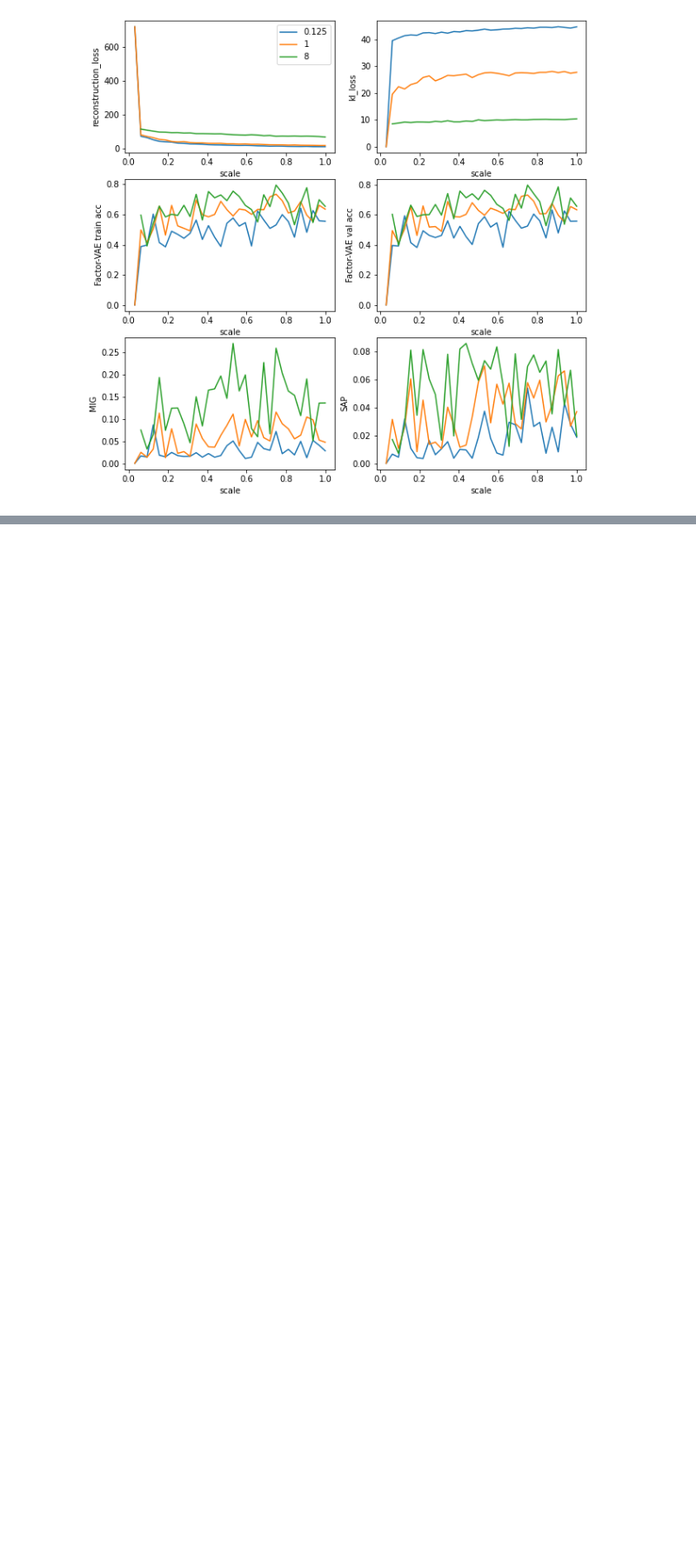
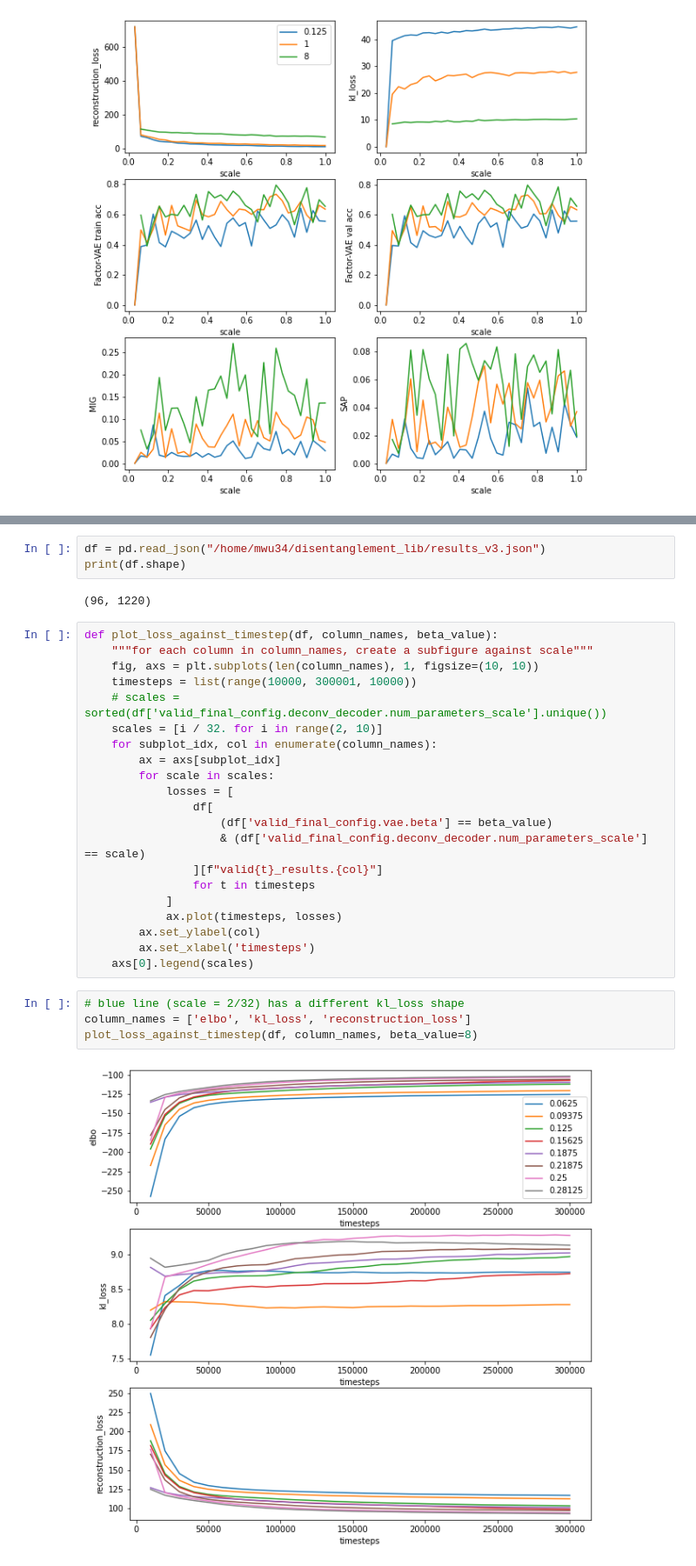
Before and after one commit to jasonmhwu/disentanglement_lib, a Jupyter notebook: notebooks/parse_results.ipynb, the cells around one changed output, grey strips where cells are left out. Shown at 87% size. Saved outputs shown, nothing was run; the diff lists cells and outputs as text; blank space fills up the shorter version.

Commit message:
now has results up to exp v8. can observe double descent curve under small training set and low number of latent units

```diff
--- a/notebooks/parse_results.ipynb
+++ b/notebooks/parse_results.ipynb
@@ -115,0 +63,32 @@ plot_metric_against_scale(df, column_names, map_column_names_to_ylabels, beta_va
+# %%
+df = pd.read_json("/home/mwu34/disentanglement_lib/results_v3.json")
+print(df.shape)
+# %% [output]
+(96, 1220)
+# %%
+def plot_loss_against_timestep(df, column_names, beta_value):
+    """for each column in column_names, create a subfigure against scale"""
+    fig, axs = plt.subplots(len(column_names), 1, figsize=(10, 10))
+    timesteps = list(range(10000, 300001, 10000))
+    # scales = sorted(df['valid_final_config.deconv_decoder.num_parameters_scale'].unique())
+    scales = [i / 32. for i in range(2, 10)]
+    for subplot_idx, col in enumerate(column_names):
+        ax = axs[subplot_idx]
+        for scale in scales:
+            losses = [
+                df[
+                    (df['valid_final_config.vae.beta'] == beta_value)
+                    & (df['valid_final_config.deconv_decoder.num_parameters_scale'] == scale)
+                ][f"valid{t}_results.{col}"]
+                for t in timesteps
+            ]
+            ax.plot(timesteps, losses)
+        ax.set_ylabel(col)
+        ax.set_xlabel('timesteps')
+    axs[0].legend(scales)
+# %%
+# blue line (scale = 2/32) has a different kl_loss shape
+column_names = ['elbo', 'kl_loss', 'reconstruction_loss']
+plot_loss_against_timestep(df, column_names, beta_value=8)
+# %% [output]
+[figure, added]
```
Also changed, not shown: parts of 34 cells of this notebook, 6 other files.
